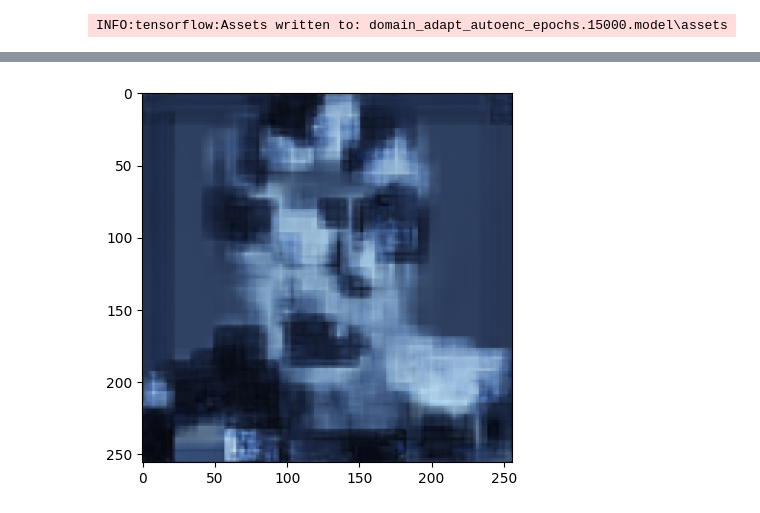
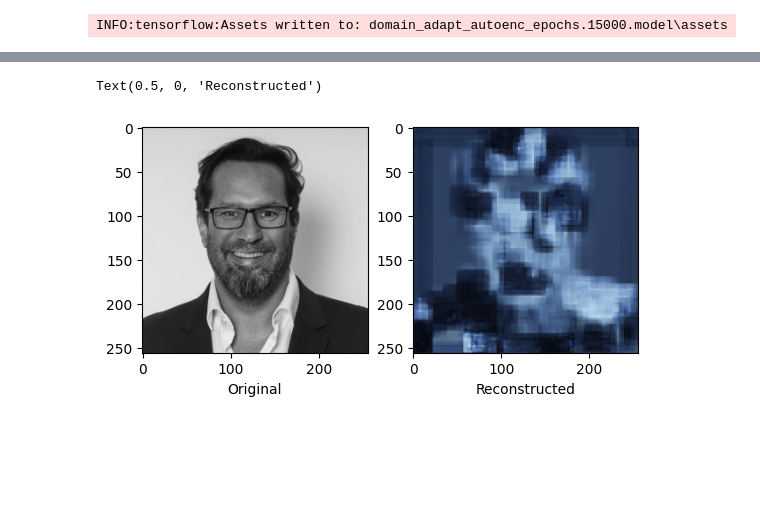
Before and after one commit to EstrixDS/AML, a Jupyter notebook: Ex6.AutoEncoder.ipynb, the cells around one changed output, grey strips where cells are left out. Cells and saved outputs as stored; diff of their text form; code cells hidden in the pictures; blank space fills up the shorter version.

```diff
--- a/Ex6.AutoEncoder.ipynb
+++ b/Ex6.AutoEncoder.ipynb
@@ -270,3 +259,6 @@ Epoch 3947/15000
 WARNING:absl:Found untraced functions such as _jit_compiled_convolution_op, _jit_compiled_convolution_op, _jit_compiled_convolution_op, _jit_compiled_convolution_op, _jit_compiled_convolution_op while ...
 INFO:tensorflow:Assets written to: domain_adapt_autoenc_epochs.15000.model\assets
 INFO:tensorflow:Assets written to: domain_adapt_autoenc_epochs.15000.model\assets
+# %%
+import keras
+model = keras.models.load_model('domain_adapt_autoenc_epochs.15000.model')
@@ -274,8 +281,10 @@ INFO:tensorflow:Assets written to: domain_adapt_autoenc_epochs.15000.model\asset
 import matplotlib.pyplot as plt
 print("output of test image")
 pred = model.predict(test_img_array)
-for i in pred:
-    plt.imshow(i.reshape(256,256,3))
-    plt.show()
+fig, axes = plt.subplots(1,2)
+axes[0].imshow(test_img_array.reshape(256,256, 3))
+axes[1].imshow(pred[0].reshape(256, 256, 3))
+axes[0].set_xlabel("Original")
+axes[1].set_xlabel("Reconstructed")
 # %% [output]
 output of test image
@@ -283 +292,2 @@ output of test image
+Text(0.5, 0, 'Reconstructed')
-[figure, old version]
+[figure, new version]
```
Also changed, not shown: parts of 8 cells of this notebook, 8 other files.
